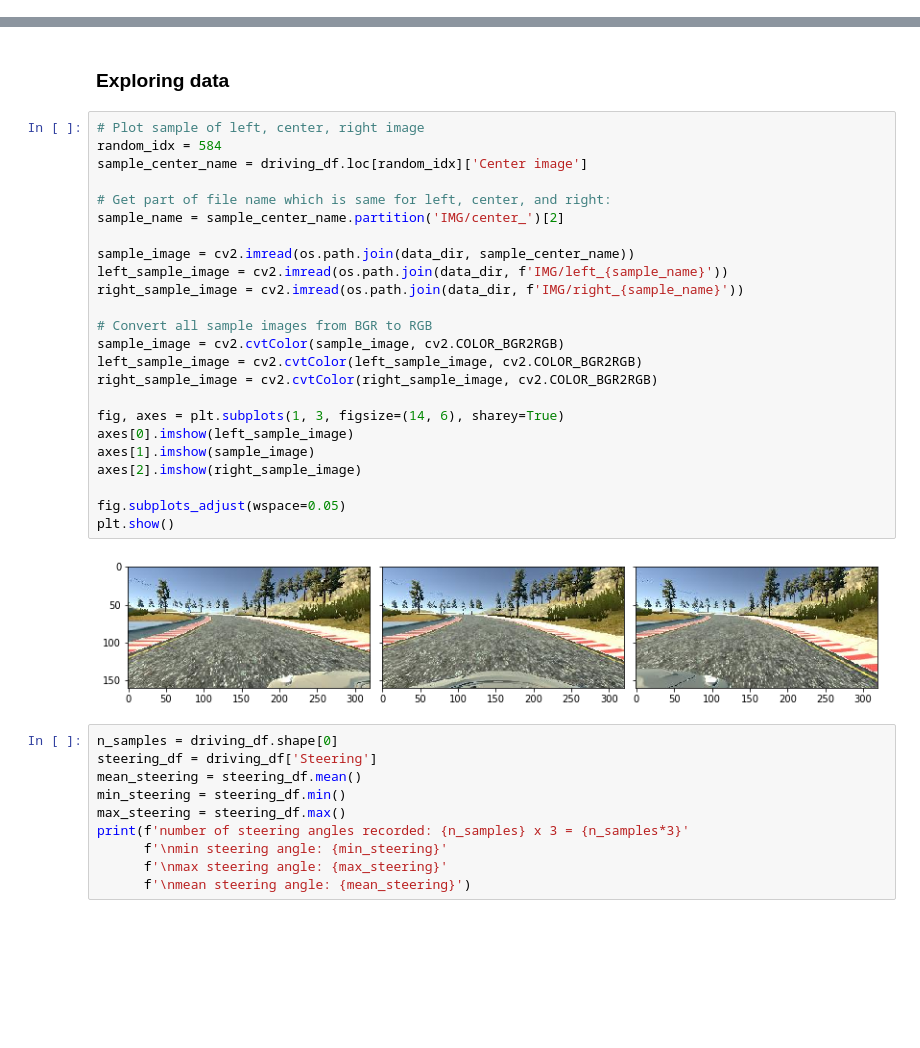
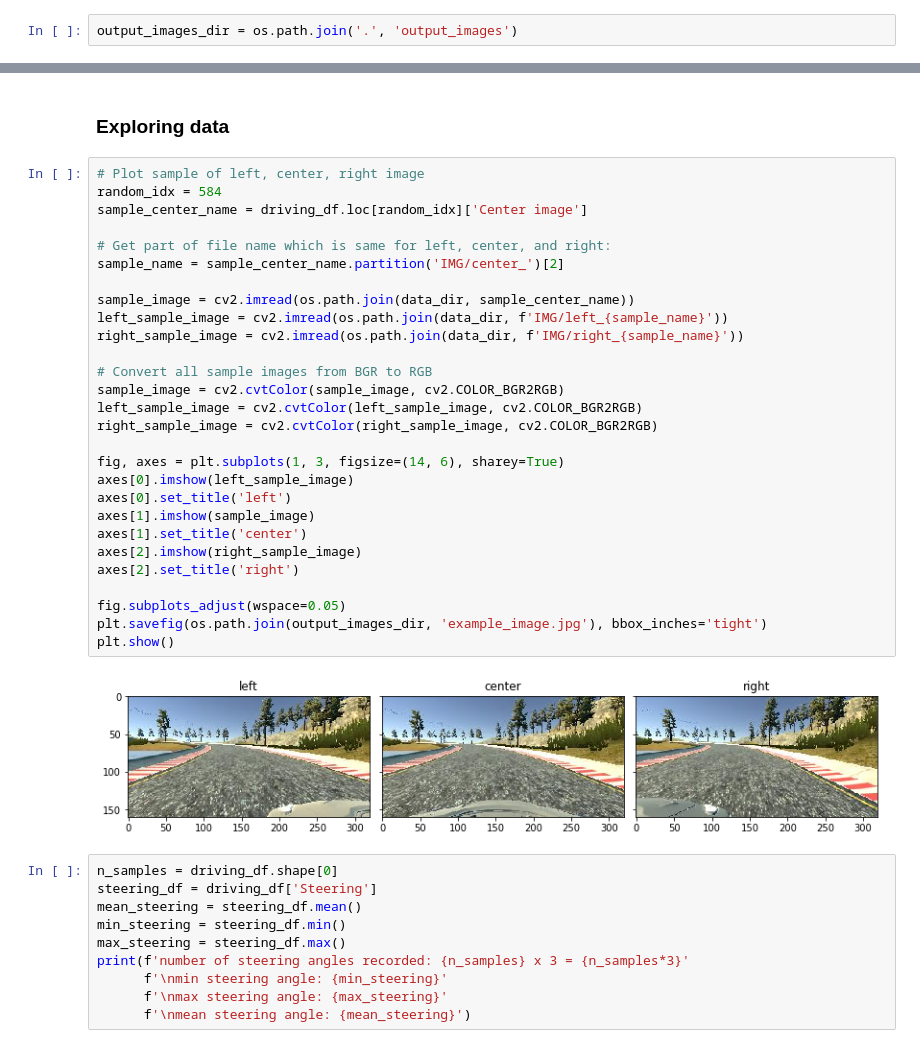
Before and after one commit to Pyrax/CarND-Behavioral-Cloning-P3, a Jupyter notebook: Behavioral_Cloning.ipynb, the cells around one changed output, grey strips where cells are left out. Saved outputs shown, nothing was run; the diff lists cells and outputs as text; blank space fills up the shorter version.

Commit message:
Update augmentation parameters Add output images for docs

```diff
--- a/Behavioral_Cloning.ipynb
+++ b/Behavioral_Cloning.ipynb
@@ -33,6 +33,8 @@ from src import get_driving_data, \
     compute_gamma_lut
 # %% [output]
 Using TensorFlow backend.
+# %%
+output_images_dir = os.path.join('.', 'output_images')
 # %% [markdown]
 ### Load data
 # %%
@@ -52,29 +54,33 @@ Name: 5, dtype: object
 # %%
 # Plot sample of left, center, right image
 random_idx = 584
 sample_center_name = driving_df.loc[random_idx]['Center image']
 
 # Get part of file name which is same for left, center, and right:
 sample_name = sample_center_name.partition('IMG/center_')[2]
 
 sample_image = cv2.imread(os.path.join(data_dir, sample_center_name))
 left_sample_image = cv2.imread(os.path.join(data_dir, f'IMG/left_{sample_name}'))
 right_sample_image = cv2.imread(os.path.join(data_dir, f'IMG/right_{sample_name}'))
 
 # Convert all sample images from BGR to RGB
 sample_image = cv2.cvtColor(sample_image, cv2.COLOR_BGR2RGB)
 left_sample_image = cv2.cvtColor(left_sample_image, cv2.COLOR_BGR2RGB)
 right_sample_image = cv2.cvtColor(right_sample_image, cv2.COLOR_BGR2RGB)
 
 fig, axes = plt.subplots(1, 3, figsize=(14, 6), sharey=True)
 axes[0].imshow(left_sample_image)
+axes[0].set_title('left')
 axes[1].imshow(sample_image)
+axes[1].set_title('center')
 axes[2].imshow(right_sample_image)
+axes[2].set_title('right')
 
 fig.subplots_adjust(wspace=0.05)
+plt.savefig(os.path.join(output_images_dir, 'example_image.jpg'), bbox_inches='tight')
 plt.show()
 # %% [output]
-[figure, old version]
+[figure, new version]
 # %%
 n_samples = driving_df.shape[0]
 steering_df = driving_df['Steering']
```
Also changed, not shown: parts of 30 cells of this notebook, 12 other files.
